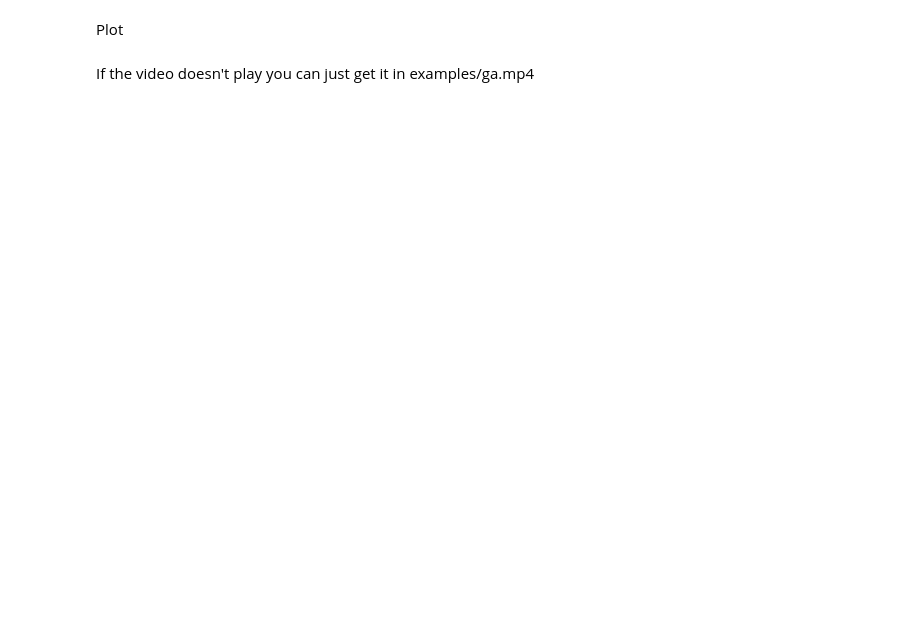
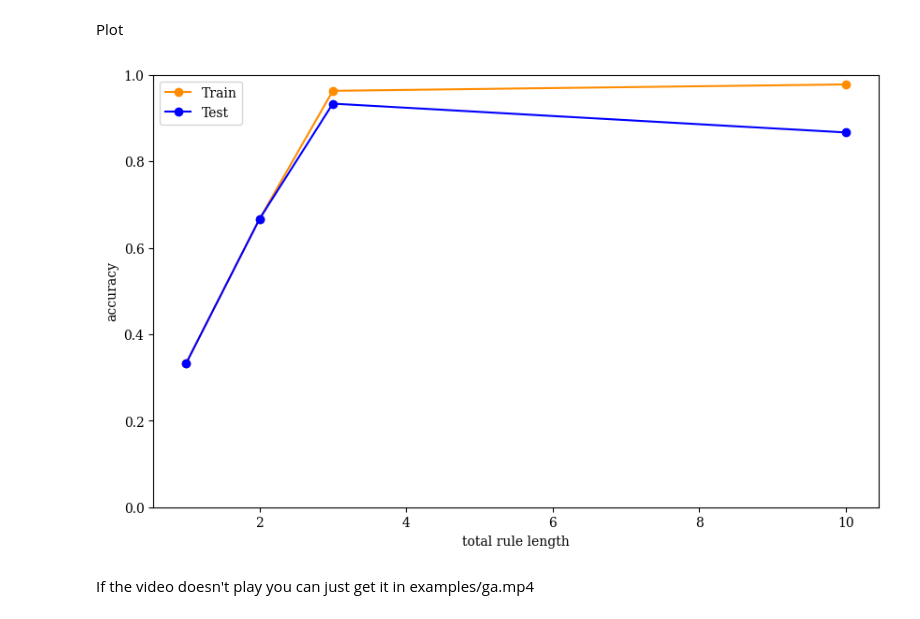
Before and after one commit to ci-labo-omu/MoFGBMLPy, a Jupyter notebook: examples/moead_iris.ipynb, the cells around one changed output. Drawn from its saved outputs; the diff is of its cells as text; code cells hidden in the pictures; blank space fills up the shorter version.

```diff
--- a/examples/moead_iris.ipynb
+++ b/examples/moead_iris.ipynb
@@ -10,8 +10,8 @@ args = [
     "--experiment-id", "2",
     "--train-file", "../dataset/iris/a0_0_iris-10tra.dat",
     "--test-file", "../dataset/iris/a0_0_iris-10tst.dat",
-    "--terminate-generation", "50",
-    "--objectives", "num-rules", "error-rate",
+    "--terminate-evaluation", "30000",
+    "--objectives", "total-rule-length", "error-rate",
     # "--crossover-type", "pittsburgh-crossover",
     # "--antecedent-factory", "all-combination-antecedent-factory",
     # "--gen-plot"
@@ -22,5 +40,8 @@ results = runner.main(args)
 # %% [markdown]
 Plot
 # %%
-runner.get_plot(results.opt).show()
+runner.get_pareto_front_plot(results.opt).show()
+runner.plot_line_interpretability_acc_tradeoff(results.opt)
+# %% [output]
+[figure, added]
 # %%
```
Also changed, not shown: parts of 3 cells of this notebook, 7 other files.
